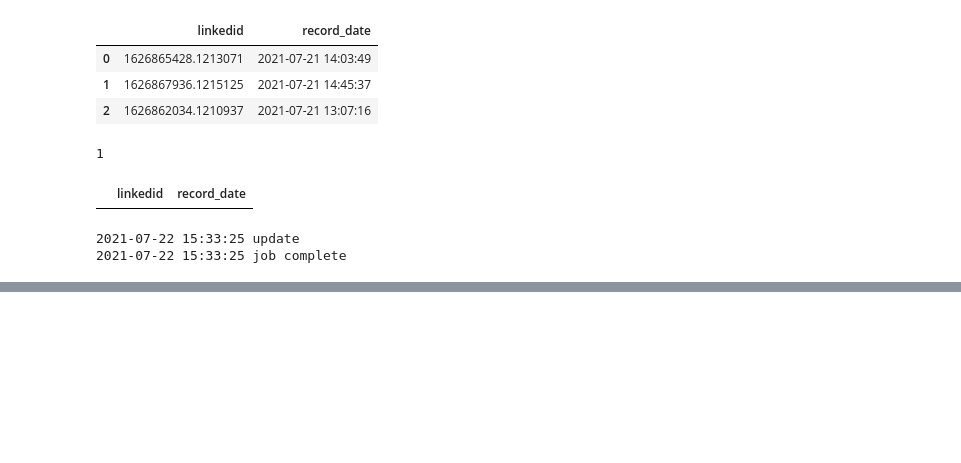
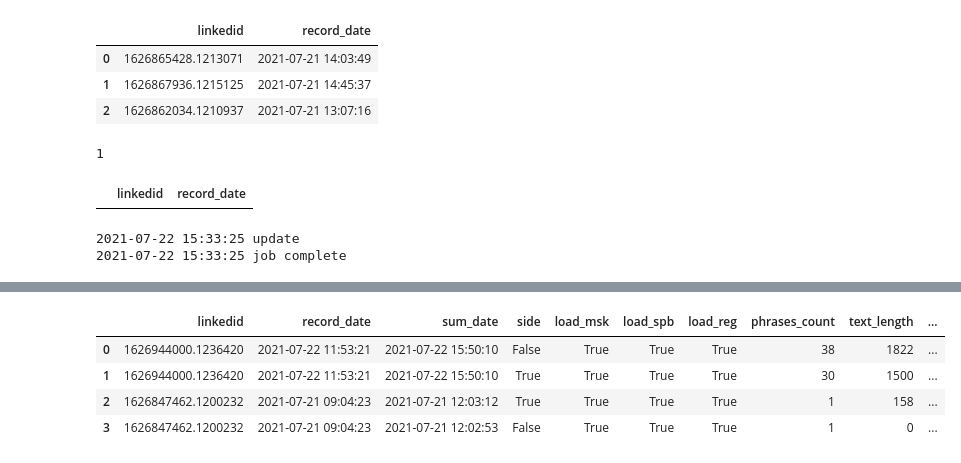
Before and after one commit to format37/call_centre_stt_server, a Jupyter notebook: summarizator.ipynb, the cells around one changed output, grey strips where cells are left out. Cells and saved outputs as stored; diff of their text form; code cells hidden in the pictures; blank space fills up the shorter version.

Commit message:
modified:   summarization.py 	modified:   summarizator.ipynb

```diff
--- a/summarizator.ipynb
+++ b/summarizator.ipynb
@@ -1012,6 +1012,16 @@ df
 | 0 | 1626944000.1236420 | 2021-07-22 11:53:21 | False | 38 | 1785 | кажется она стала поставить в хол... | 0 | 2021-07-22 15:43:43 | 1 |
 | 1 | 1626944000.1236420 | 2021-07-22 11:53:21 | False | 38 | 1859 | кажется она стала поставить в хол... | 1 | 2021-07-22 15:43:43 | 1 |
 | 2 | 1626944000.1236420 | 2021-07-22 11:53:21 | False | 38 | 1822 | кажется она стала поставить в хол... | 2 | 2021-07-22 15:43:43 | 1 |
+# %%
+query = "select top 4 * from summarization order by sum_date desc;"
+df = read_sql(query)
+df
+# %% [output]
+|  | linkedid | record_date | sum_date | side | load_msk | load_spb | load_reg | phrases_count | text_length | ... |
+| 0 | 1626944000.1236420 | 2021-07-22 11:53:21 | 2021-07-22 15:50:10 | False | True | True | True | 38 | 1822 | ... |
+| 1 | 1626944000.1236420 | 2021-07-22 11:53:21 | 2021-07-22 15:50:10 | True | True | True | True | 30 | 1500 | ... |
+| 2 | 1626847462.1200232 | 2021-07-21 09:04:23 | 2021-07-21 12:03:12 | True | True | True | True | 1 | 158 | ... |
+| 3 | 1626847462.1200232 | 2021-07-21 09:04:23 | 2021-07-21 12:02:53 | False | True | True | True | 1 | 0 | ... |
 # %%
 #df.to_csv('/media/alex/nvme-a/summarization_queue.csv')
 # %%
```
Also changed, not shown: 1 other file.
